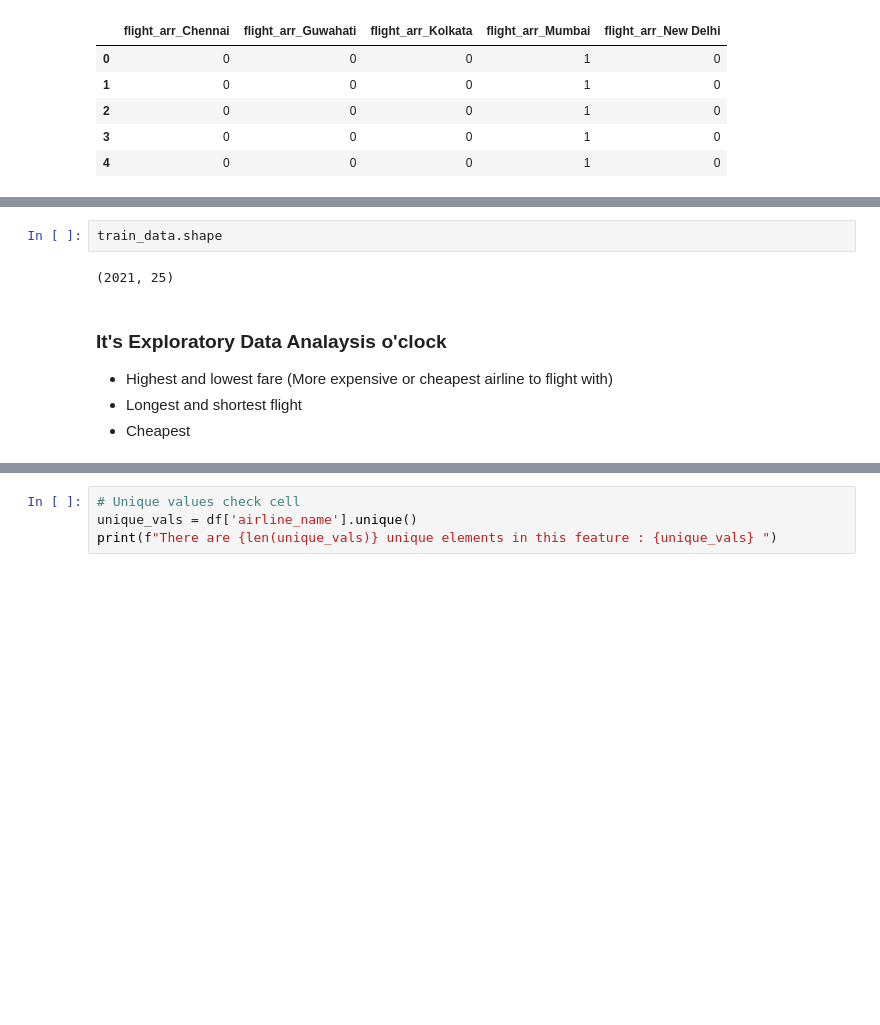
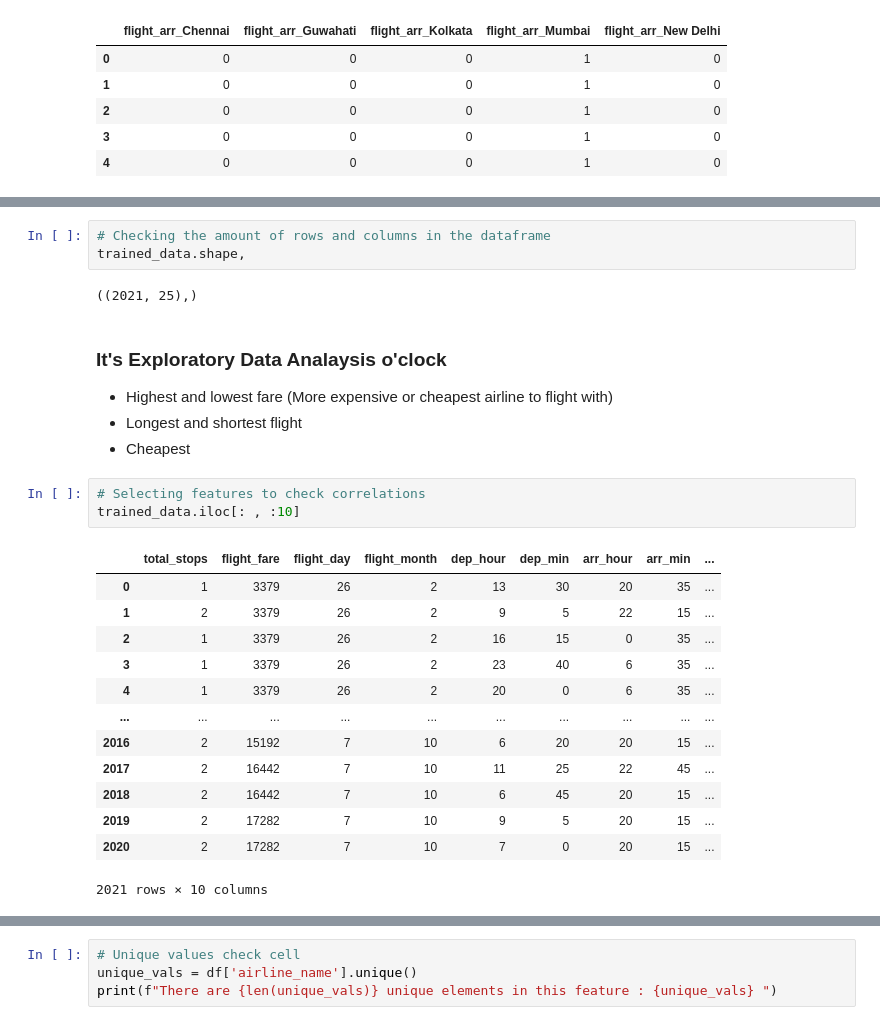
Before and after one commit to maco-data/airline-fare-prediction, a Jupyter notebook: notebook_eda.ipynb, the cells around one changed output, grey strips where cells are left out. Drawn from its saved outputs; the diff is of its cells as text; blank space fills up the shorter version.

```diff
--- a/notebook_eda.ipynb
+++ b/notebook_eda.ipynb
@@ -387,14 +387,32 @@ train_data.head()
 | 3 | 1 | 3379 | 26 | 2 | 23 | 40 | 6 | 35 | ... |
 | 4 | 1 | 3379 | 26 | 2 | 20 | 0 | 6 | 35 | ... |
 5 rows × 25 columns
-# %%
-train_data.shape
-# %% [output]
-(2021, 25)
+# %%
+# Checking the amount of rows and columns in the dataframe
+trained_data.shape,
+# %% [output]
+((2021, 25),)
 # %% [markdown]
 ### It's Exploratory Data Analaysis o'clock
 
 - Highest and lowest fare (More expensive or cheapest airline to flight with)
 - Longest and shortest flight
 - Cheapest
+# %%
+# Selecting features to check correlations
+trained_data.iloc[: , :10]
+# %% [output]
+|  | total_stops | flight_fare | flight_day | flight_month | dep_hour | dep_min | arr_hour | arr_min | ... |
+| 0 | 1 | 3379 | 26 | 2 | 13 | 30 | 20 | 35 | ... |
+| 1 | 2 | 3379 | 26 | 2 | 9 | 5 | 22 | 15 | ... |
+| 2 | 1 | 3379 | 26 | 2 | 16 | 15 | 0 | 35 | ... |
+| 3 | 1 | 3379 | 26 | 2 | 23 | 40 | 6 | 35 | ... |
+| 4 | 1 | 3379 | 26 | 2 | 20 | 0 | 6 | 35 | ... |
+| ... | ... | ... | ... | ... | ... | ... | ... | ... | ... |
+| 2016 | 2 | 15192 | 7 | 10 | 6 | 20 | 20 | 15 | ... |
+| 2017 | 2 | 16442 | 7 | 10 | 11 | 25 | 22 | 45 | ... |
+| 2018 | 2 | 16442 | 7 | 10 | 6 | 45 | 20 | 15 | ... |
+| 2019 | 2 | 17282 | 7 | 10 | 9 | 5 | 20 | 15 | ... |
+| 2020 | 2 | 17282 | 7 | 10 | 7 | 0 | 20 | 15 | ... |
+2021 rows × 10 columns
 # %%
```
Also changed, not shown: parts of 5 cells of this notebook.
